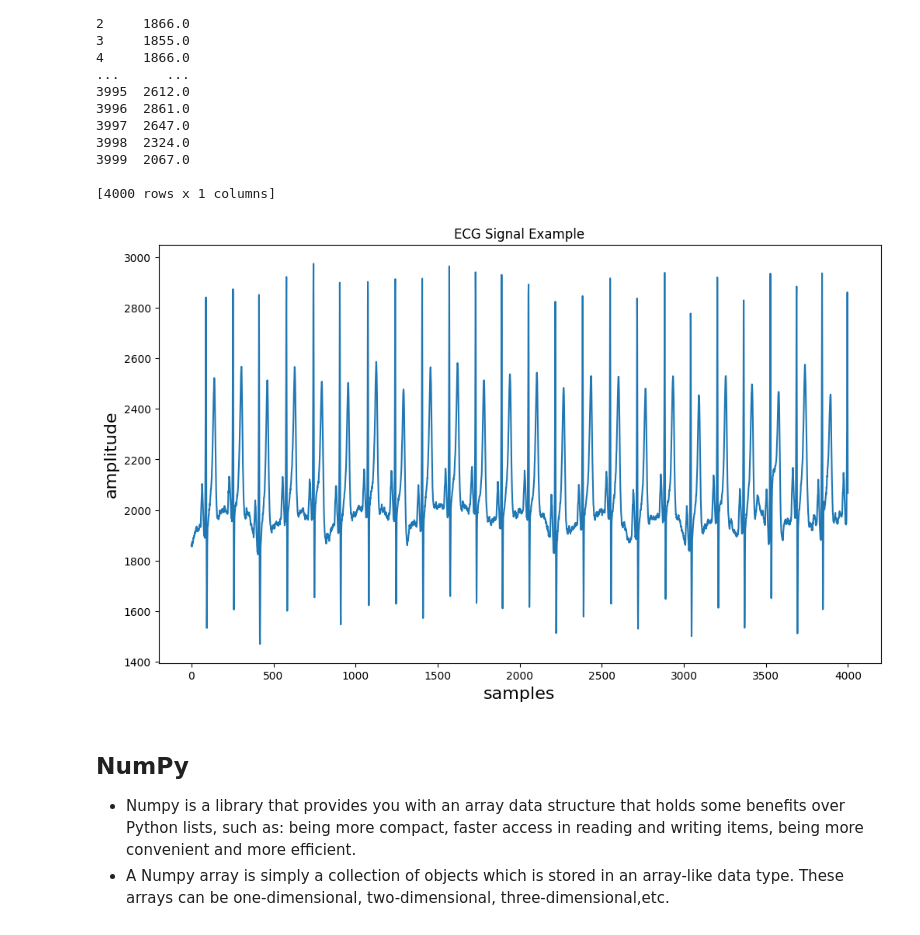
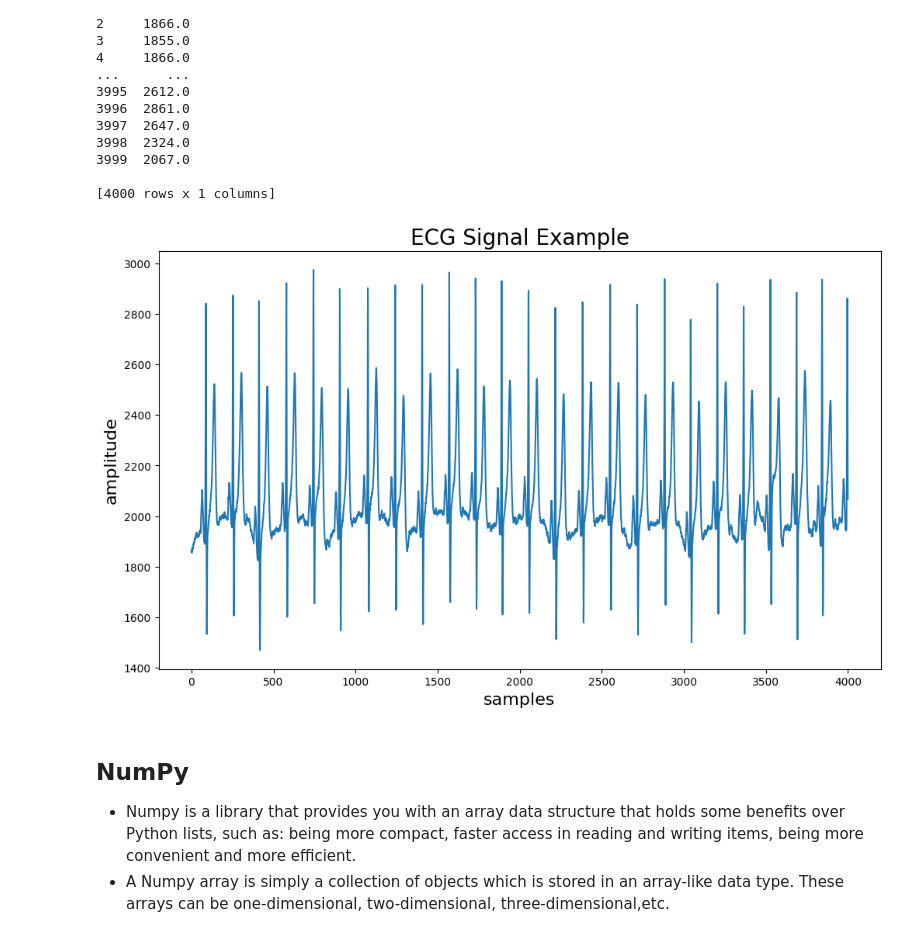
Before and after one commit to simulate111/Acquisition-and-Analysis-of-Biosignals, a Jupyter notebook: exercise_1_python_tutorial_guide.ipynb, the cells around one changed output. Drawn from its saved outputs; the diff is of its cells as text; code cells hidden in the pictures.

```diff
--- a/exercise_1_python_tutorial_guide.ipynb
+++ b/exercise_1_python_tutorial_guide.ipynb
@@ -361,13 +361,16 @@ print(df_ecg)
 [4000 rows x 1 columns]
 # %%
 plt.figure(figsize=(12,7))#set the figure size
-plt.plot(df_ecg.to_numpy())#convert values to numpy type and plot
-plt.title("ECG Signal Example")
+
+# Notice that the ECG data is already defined as a dataframe variable df_ecg in the previous cells
+# Convert the Pandas dataframe to a numpy array for plotting
+plt.plot(df_ecg.to_numpy())
+plt.title("ECG Signal Example",fontsize=20)
 plt.xlabel("samples",fontsize=16)
 plt.ylabel("amplitude",fontsize=16)
 plt.show()
 # %% [output]
-[figure, old version]
+[figure, new version]
 # %% [markdown]
 ## NumPy
 * Numpy is a library that provides you with an array data structure that holds some benefits over Python lists, such as: being more compact, faster access in reading and writing items, being more convenient and more efficient.
```
